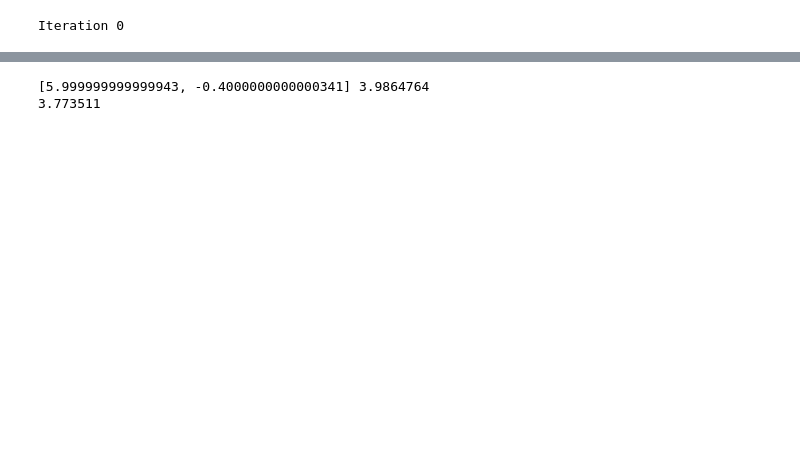
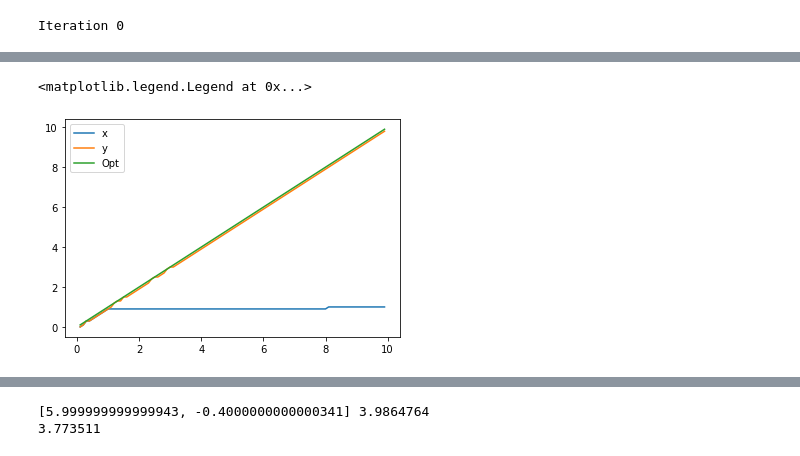
Before and after one commit to AnandS29/multitask, a Jupyter notebook: train.ipynb, the cells around one changed output, grey strips where cells are left out. Saved outputs shown, nothing was run; the diff lists cells and outputs as text; code cells hidden in the pictures; blank space fills up the shorter version.

Commit message:
Added n_sample script

```diff
--- a/train.ipynb
+++ b/train.ipynb
@@ -18,12 +18,12 @@ from learning import *
 # Setup configs for reward and policy learning
 
 reward_cfg = {
-    'n_sample': 1000,
+    'n_sample': 300,
     'n_epoch': 40,
     'lr': 0.001,
     'verbose': False,
     'eval_freq': 100,
-    'batch_size': 256,
+    'batch_size': 32,
     'split': 0.8,
     'log': False,
     'action_dim': 2,
@@ -83,0 +82,22 @@ visualize_fn(reward_fns[0], title="Learnt reward function", x_range=[-10,10], y_
+# %%
+def find_optimal(fn, ub):
+    argmax = None
+    max_val = None
+    for x in np.arange(0,ub,0.1):
+        for y in np.arange(0,ub,0.1):
+            val = fn([x,y])
+            if max_val is None or val >= max_val:
+                argmax = [x,y]
+                max_val = val
+    return argmax
+# %%
+plt.figure()
+ubs = list(np.arange(0.1,10,0.1))
+vals = [find_optimal(reward_fns[0], ub) for ub in ubs]
+plt.plot(ubs, [v[0] for v in vals], label="x")
+plt.plot(ubs, [v[1] for v in vals], label="y")
+plt.plot(ubs, ubs, label="Opt")
+plt.legend()
+# %% [output]
+<matplotlib.legend.Legend at 0x...>
+[figure, added]
```
Also changed, not shown: parts of 4 cells of this notebook, 34 other files.
